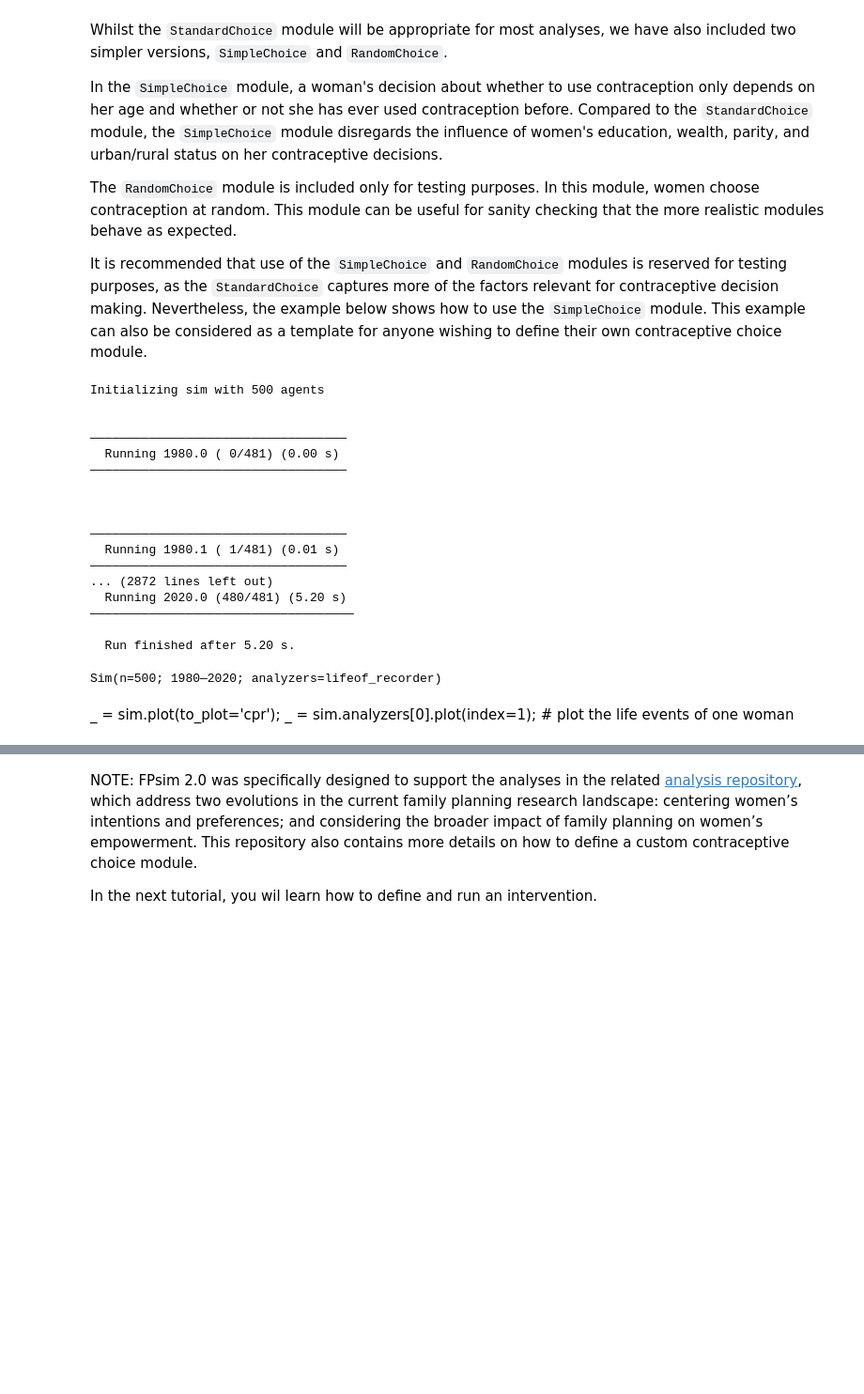
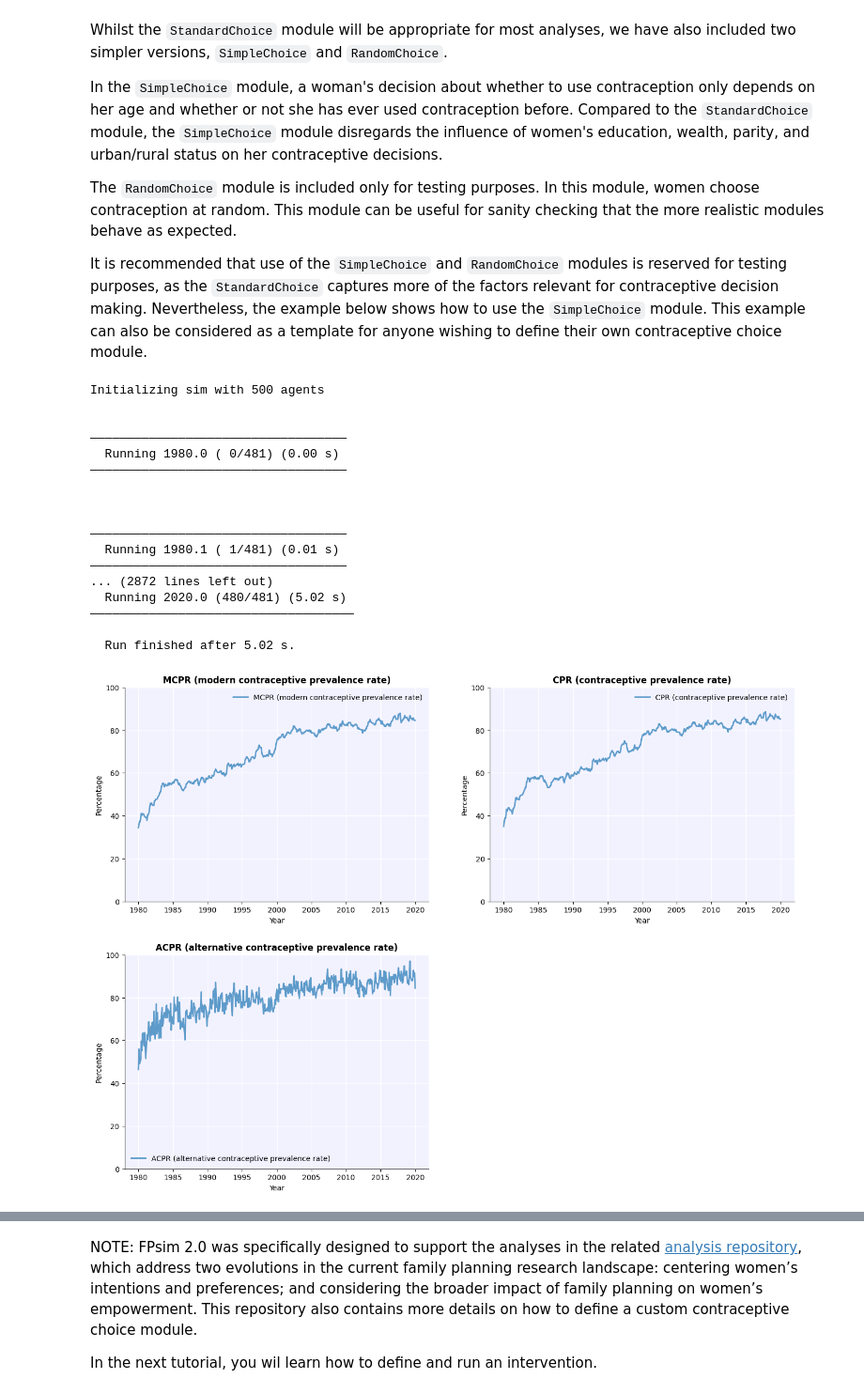
Before and after one commit to fpsim/fpsim, a Jupyter notebook: docs/tutorials/T2_intro_to_new_features.ipynb, the cells around one changed output, grey strips where cells are left out. Shown at 94% size. Saved outputs shown, nothing was run; the diff lists cells and outputs as text; code cells hidden in the pictures; blank space fills up the shorter version.

Commit message:
fixed t5 run and moved plotting in t2 back into code block

```diff
--- a/docs/tutorials/T2_intro_to_new_features.ipynb
+++ b/docs/tutorials/T2_intro_to_new_features.ipynb
@@ -73,29 +73,29 @@ In the `SimpleChoice` module, a woman's decision about whether to use contracept
 The `RandomChoice` module is included only for testing purposes. In this module, women choose contraception at random. This module can be useful for sanity checking that the more realistic modules behave as expected.
 
 It is recommended that use of the `SimpleChoice` and `RandomChoice` modules is reserved for testing purposes, as the `StandardChoice` captures more of the factors relevant for contraceptive decision making. Nevertheless, the example below shows how to use the `SimpleChoice` module. This example can also be considered as a template for anyone wishing to define their own contraceptive choice module.
-# %%
-method_choice = fp.SimpleChoice(location=location)
-sim = fp.Sim(pars=pars, contraception_module=method_choice, analyzers=fp.lifeof_recorder())
-sim.run()
-# %% [output]
-Initializing sim with 500 agents
-
-
-———————————————————————————————————
-  Running 1980.0 ( 0/481) (0.00 s)
-———————————————————————————————————
-
-
-
-———————————————————————————————————
-  Running 1980.1 ( 1/481) (0.01 s)
-———————————————————————————————————
-... (2872 lines left out)
-  Running 2020.0 (480/481) (5.20 s)
-————————————————————————————————————
-
-  Run finished after 5.20 s.
-Sim(n=500; 1980—2020; analyzers=lifeof_recorder)
-# %% [markdown]
-_ = sim.plot(to_plot='cpr');
-_ = sim.analyzers[0].plot(index=1); # plot the life events of one woman
+# %%
+method_choice = fp.SimpleChoice(location=location)
+sim = fp.Sim(pars=pars, contraception_module=method_choice, analyzers=fp.lifeof_recorder())
+sim.run()
+
+_ = sim.plot(to_plot='cpr');
+_ = sim.analyzers[0].plot(index=1); # plot the life events of one woman
+# %% [output]
+Initializing sim with 500 agents
+
+
+———————————————————————————————————
+  Running 1980.0 ( 0/481) (0.00 s)
+———————————————————————————————————
+
+
+
+———————————————————————————————————
+  Running 1980.1 ( 1/481) (0.01 s)
+———————————————————————————————————
+... (2872 lines left out)
+  Running 2020.0 (480/481) (5.02 s)
+————————————————————————————————————
+
+  Run finished after 5.02 s.
+[figure, added]
```
Also changed, not shown: parts of 4 cells of this notebook, 1 other file.
